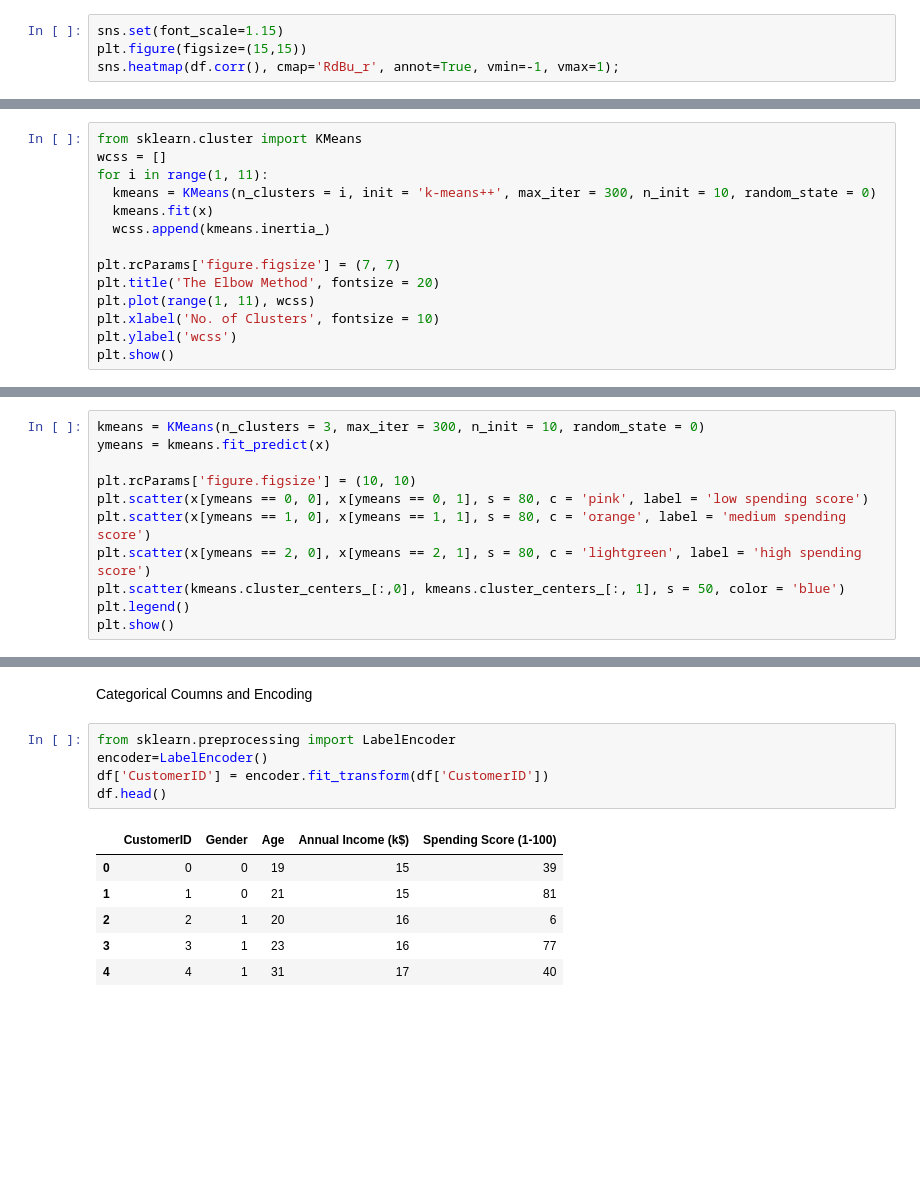
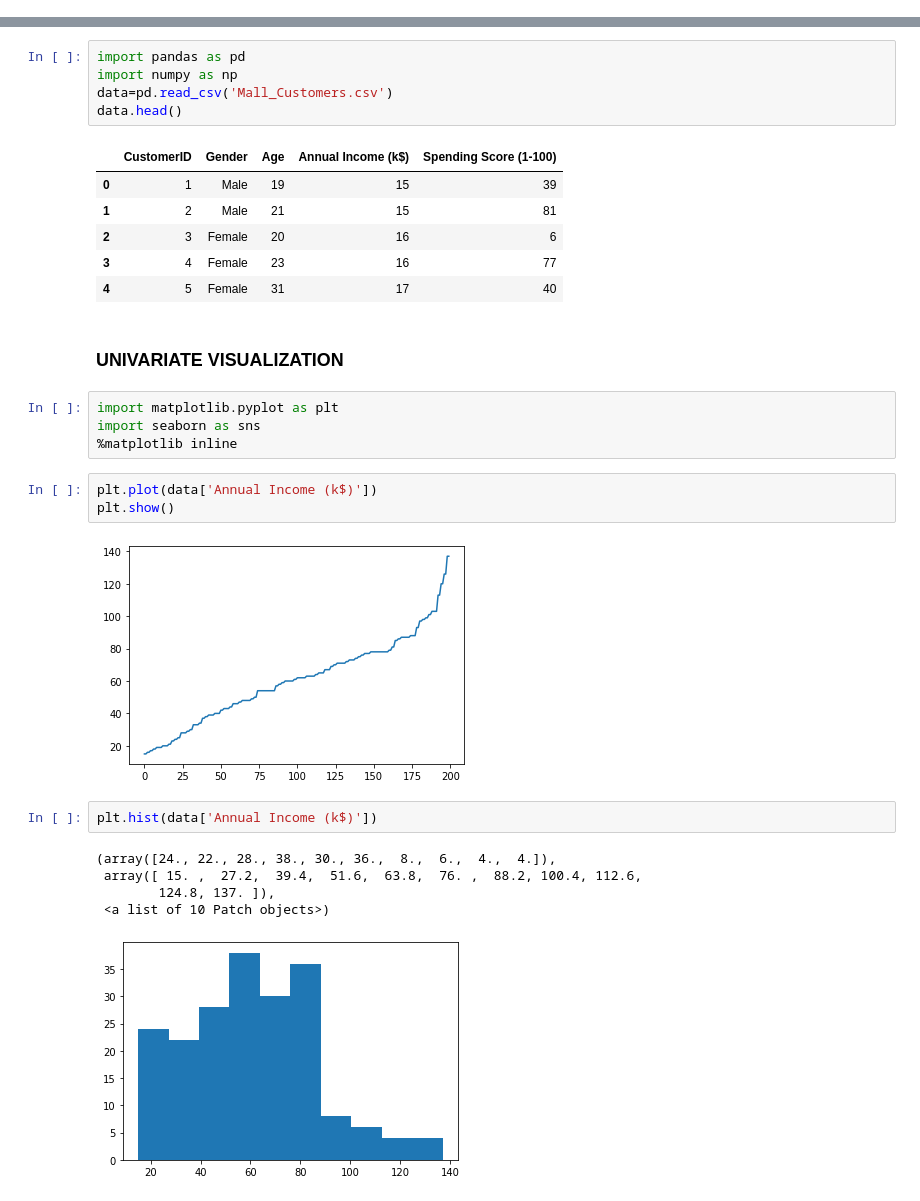
Before and after one commit to IBM-EPBL/IBM-Project-1940-1658420948, a Jupyter notebook: Assignments/Team Lead - Thanuja Varshini R/Assignment_4.ipynb, the cells around one changed output, grey strips where cells are left out. Saved outputs shown, nothing was run; the diff lists cells and outputs as text; blank space fills up the shorter version.

```diff
--- a/Assignments/Team Lead - Thanuja Varshini R/Assignment_4.ipynb
+++ b/Assignments/Team Lead - Thanuja Varshini R/Assignment_4.ipynb
@@ -142,4 +0,0 @@ sns.pairplot(df)
-# %%
-sns.set(font_scale=1.15)
-plt.figure(figsize=(15,15))
-sns.heatmap(df.corr(), cmap='RdBu_r', annot=True, vmin=-1, vmax=1);
@@ -396,14 +0,0 @@ x.shape
-# %%
-from sklearn.cluster import KMeans
-wcss = []
-for i in range(1, 11):
-  kmeans = KMeans(n_clusters = i, init = 'k-means++', max_iter = 300, n_init = 10, random_state = 0)
-  kmeans.fit(x)
-  wcss.append(kmeans.inertia_)
-
-plt.rcParams['figure.figsize'] = (7, 7)
-plt.title('The Elbow Method', fontsize = 20)
-plt.plot(range(1, 11), wcss)
-plt.xlabel('No. of Clusters', fontsize = 10)
-plt.ylabel('wcss')
-plt.show()
@@ -412,11 +0,0 @@ plt.show()
-# %%
-kmeans = KMeans(n_clusters = 3, max_iter = 300, n_init = 10, random_state = 0)
-ymeans = kmeans.fit_predict(x)
-
-plt.rcParams['figure.figsize'] = (10, 10)
-plt.scatter(x[ymeans == 0, 0], x[ymeans == 0, 1], s = 80, c = 'pink', label = 'low spending score')
-plt.scatter(x[ymeans == 1, 0], x[ymeans == 1, 1], s = 80, c = 'orange', label = 'medium spending score')
-plt.scatter(x[ymeans == 2, 0], x[ymeans == 2, 1], s = 80, c = 'lightgreen', label = 'high spending score')
-plt.scatter(kmeans.cluster_centers_[:,0], kmeans.cluster_centers_[:, 1], s = 50, color = 'blue')
-plt.legend()
-plt.show()
@@ -437,14 +1,31 @@ Training accuracy - Random Forest:  0.983366935483871
-# %% [markdown]
-Categorical Coumns and Encoding
-# %%
-from sklearn.preprocessing import LabelEncoder
-encoder=LabelEncoder()
-df['CustomerID'] = encoder.fit_transform(df['CustomerID'])
-df.head()
-# %% [output]
-|  | CustomerID | Gender | Age | Annual Income (k$) | Spending Score (1-100) |
-| 0 | 0 | 0 | 19 | 15 | 39 |
-| 1 | 1 | 0 | 21 | 15 | 81 |
-| 2 | 2 | 1 | 20 | 16 | 6 |
-| 3 | 3 | 1 | 23 | 16 | 77 |
-| 4 | 4 | 1 | 31 | 17 | 40 |
+# %%
+import pandas as pd
+import numpy as np
+data=pd.read_csv('Mall_Customers.csv')
+data.head()
+# %% [output]
+|  | CustomerID | Gender | Age | Annual Income (k$) | Spending Score (1-100) |
+| 0 | 1 | Male | 19 | 15 | 39 |
+| 1 | 2 | Male | 21 | 15 | 81 |
+| 2 | 3 | Female | 20 | 16 | 6 |
+| 3 | 4 | Female | 23 | 16 | 77 |
+| 4 | 5 | Female | 31 | 17 | 40 |
+# %% [markdown]
+### **UNIVARIATE VISUALIZATION**
+# %%
+import matplotlib.pyplot as plt
+import seaborn as sns
+%matplotlib inline
+# %%
+plt.plot(data['Annual Income (k$)'])
+plt.show()
+# %% [output]
+[figure, added]
+# %%
+plt.hist(data['Annual Income (k$)'])
+# %% [output]
+(array([24., 22., 28., 38., 30., 36.,  8.,  6.,  4.,  4.]),
+ array([ 15. ,  27.2,  39.4,  51.6,  63.8,  76. ,  88.2, 100.4, 112.6,
+        124.8, 137. ]),
+ <a list of 10 Patch objects>)
+[figure, added]
```
Also changed, not shown: parts of 112 cells of this notebook.
